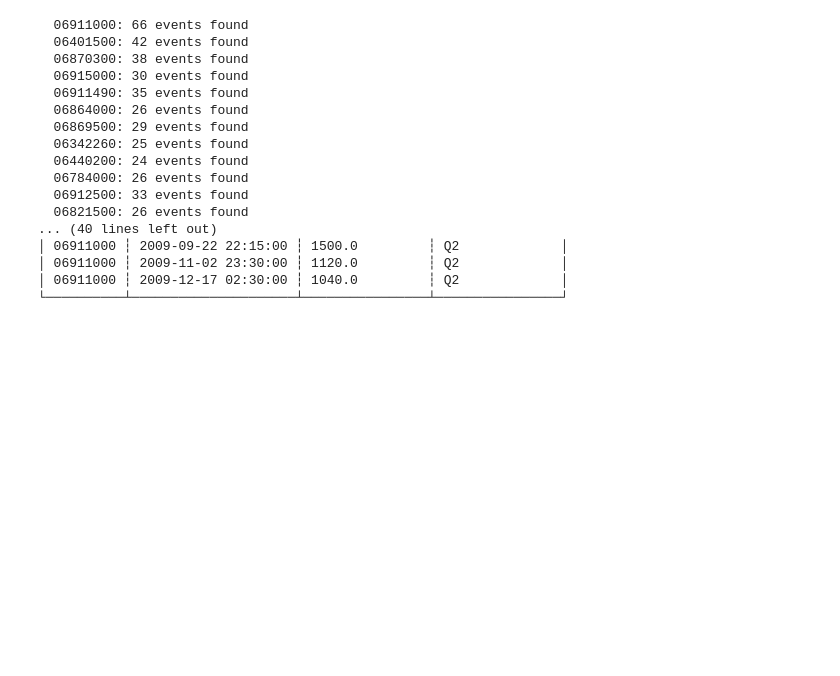
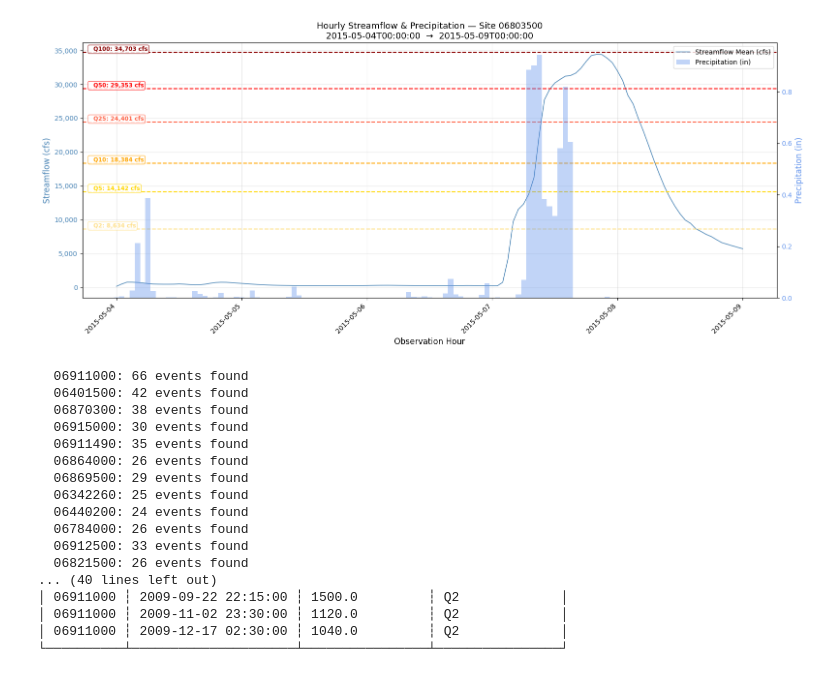
Before and after one commit to connorjsmith28/Flood-Forecasting, a Jupyter notebook: notebooks/data_exploration/flood_research.ipynb, the cells around one changed output. Drawn from its saved outputs; the diff is of its cells as text; code cells hidden in the pictures; blank space fills up the shorter version.

Commit message:
Updated the LP3 file, top_30_filtering, and flood_research

```diff
--- a/notebooks/data_exploration/flood_research.ipynb
+++ b/notebooks/data_exploration/flood_research.ipynb
@@ -26,6 +27,9 @@ First few sites: ['06911000', '06401500', '06870300', '06915000', '06911490']
 # %%
 # Download artifact to get artifact_dir
 api = wandb.Api()
-artifact = api.artifact("flood-forecasting/raw-streamflow-15min:latest")
+artifact = api.artifact("flood-forecasting/flood-dataset-top30:latest")
 artifact_dir = artifact.download()
+
+# Read the parquet file
+flood_df = pl.read_parquet(os.path.join(artifact_dir, "flood_model_top30.parquet"))
 # %% [output]
@@ -35,0 +39,5 @@ Done. 00:00:00.5 (2931.4MB/s)
+# %%
+# Create new column for precipitation in inches.
+flood_df = flood_df.with_columns(
+    (pl.col("precipitation_mm") * 0.0393701).alias("precipitation_in")
+)
@@ -36,3 +213,14 @@ Done. 00:00:00.5 (2931.4MB/s)
+# %%
+fig = plot_hourly_streamflow_with_thresholds(
+    df=flood_df,
+    quantile_thresholds=quantile_thresholds,
+    site_id="06803500",
+    start_time="2015-05-04T00:00:00",
+    end_time="2015-05-09T00:00:00",
+)
+plt.show()
+# %% [output]
+[figure, added]
 # %%
 from datetime import timedelta
 
```
Also changed, not shown: parts of 8 cells of this notebook, 4 other files.
